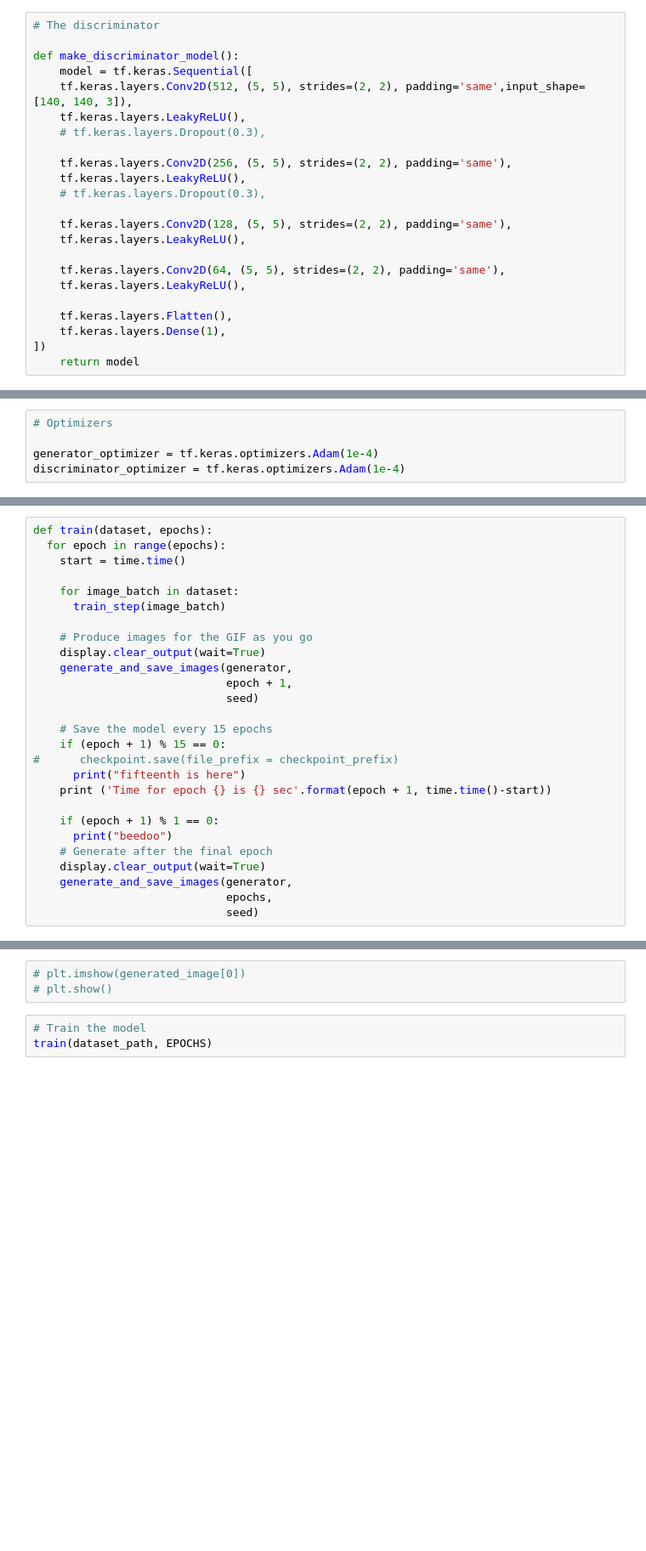
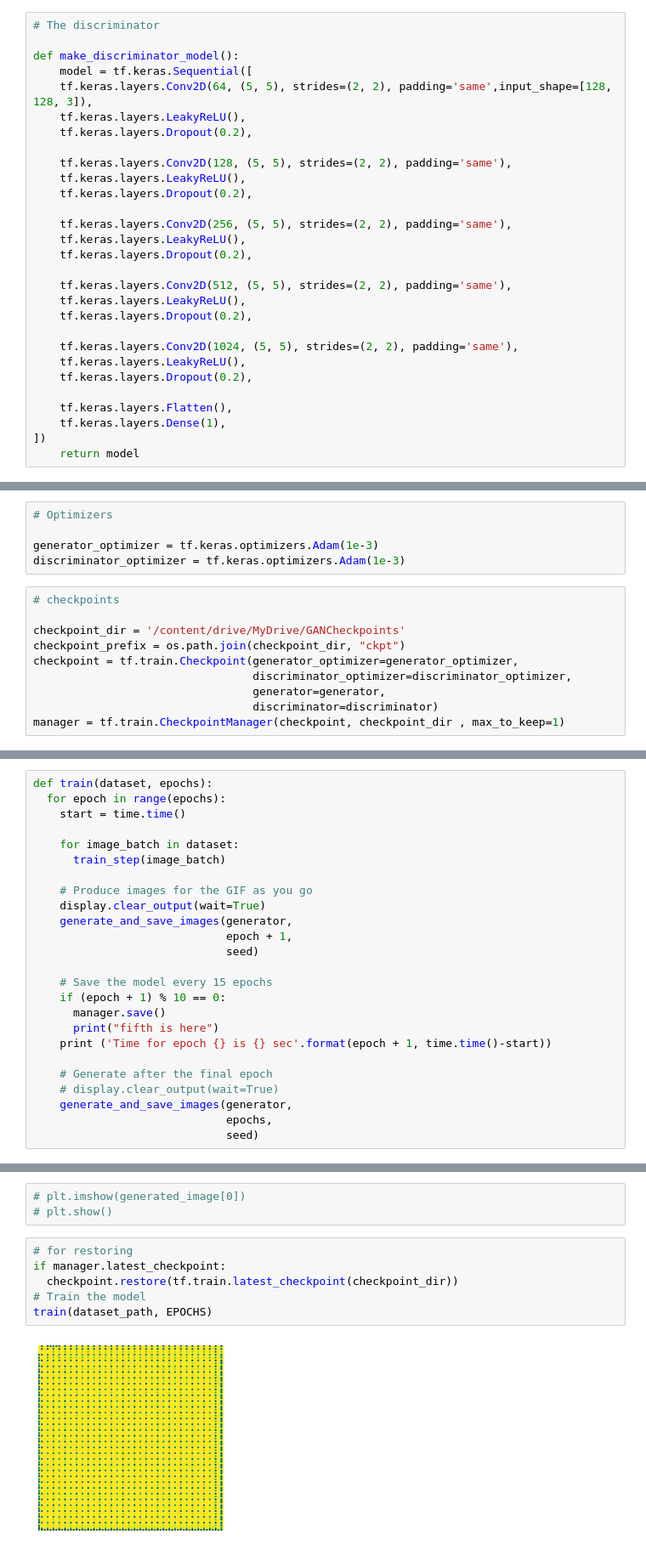
Before and after one commit to Samir-atra/Experiments_and-_Improvements, a Jupyter notebook: GAN/CarGAN.ipynb, the cells around one changed output, grey strips where cells are left out. Shown: that part at 85% size. Cells and saved outputs as stored; diff of their text form; blank space fills up the shorter version.

Commit message:
training

```diff
--- a/GAN/CarGAN.ipynb
+++ b/GAN/CarGAN.ipynb
@@ -118,19 +137,25 @@ plt.imshow(generated_image[0, :, :, 0])
 
 def make_discriminator_model():
     model = tf.keras.Sequential([
-    tf.keras.layers.Conv2D(512, (5, 5), strides=(2, 2), padding='same',input_shape=[140, 140, 3]),
+    tf.keras.layers.Conv2D(64, (5, 5), strides=(2, 2), padding='same',input_shape=[128, 128, 3]),
     tf.keras.layers.LeakyReLU(),
-    # tf.keras.layers.Dropout(0.3),
+    tf.keras.layers.Dropout(0.2),
+
+    tf.keras.layers.Conv2D(128, (5, 5), strides=(2, 2), padding='same'),
+    tf.keras.layers.LeakyReLU(),
+    tf.keras.layers.Dropout(0.2),
 
     tf.keras.layers.Conv2D(256, (5, 5), strides=(2, 2), padding='same'),
     tf.keras.layers.LeakyReLU(),
-    # tf.keras.layers.Dropout(0.3),
+    tf.keras.layers.Dropout(0.2),
 
-    tf.keras.layers.Conv2D(128, (5, 5), strides=(2, 2), padding='same'),
+    tf.keras.layers.Conv2D(512, (5, 5), strides=(2, 2), padding='same'),
     tf.keras.layers.LeakyReLU(),
+    tf.keras.layers.Dropout(0.2),
 
-    tf.keras.layers.Conv2D(64, (5, 5), strides=(2, 2), padding='same'),
+    tf.keras.layers.Conv2D(1024, (5, 5), strides=(2, 2), padding='same'),
     tf.keras.layers.LeakyReLU(),
+    tf.keras.layers.Dropout(0.2),
 
     tf.keras.layers.Flatten(),
     tf.keras.layers.Dense(1),
@@ -158,8 +185,18 @@ def generator_loss(fake_output):
 # %%
 # Optimizers
 
-generator_optimizer = tf.keras.optimizers.Adam(1e-4)
-discriminator_optimizer = tf.keras.optimizers.Adam(1e-4)
+generator_optimizer = tf.keras.optimizers.Adam(1e-3)
+discriminator_optimizer = tf.keras.optimizers.Adam(1e-3)
+# %%
+# checkpoints
+
+checkpoint_dir = '/content/drive/MyDrive/GANCheckpoints'
+checkpoint_prefix = os.path.join(checkpoint_dir, "ckpt")
+checkpoint = tf.train.Checkpoint(generator_optimizer=generator_optimizer,
+                                 discriminator_optimizer=discriminator_optimizer,
+                                 generator=generator,
+                                 discriminator=discriminator)
+manager = tf.train.CheckpointManager(checkpoint, checkpoint_dir , max_to_keep=1)
 # %%
 seed = tf.random.normal([num_examples_to_generate, noise_dim])
 # %%
@@ -196,15 +233,13 @@ def train(dataset, epochs):
                              seed)
 
     # Save the model every 15 epochs
-    if (epoch + 1) % 15 == 0:
-#      checkpoint.save(file_prefix = checkpoint_prefix)
-      print("fifteenth is here")
+    if (epoch + 1) % 10 == 0:
+      manager.save()
+      print("fifth is here")
     print ('Time for epoch {} is {} sec'.format(epoch + 1, time.time()-start))
 
-    if (epoch + 1) % 1 == 0:
-      print("beedoo")
     # Generate after the final epoch
-    display.clear_output(wait=True)
+    # display.clear_output(wait=True)
     generate_and_save_images(generator,
                              epochs,
                              seed)
@@ -225,5 +260,10 @@ def generate_and_save_images(model, epoch, test_input):
 # plt.imshow(generated_image[0])
 # plt.show()
 # %%
+# for restoring
+if manager.latest_checkpoint:
+  checkpoint.restore(tf.train.latest_checkpoint(checkpoint_dir))
 # Train the model
 train(dataset_path, EPOCHS)
+# %% [output]
+[figure, added]
```
Also changed, not shown: parts of 8 cells of this notebook.
